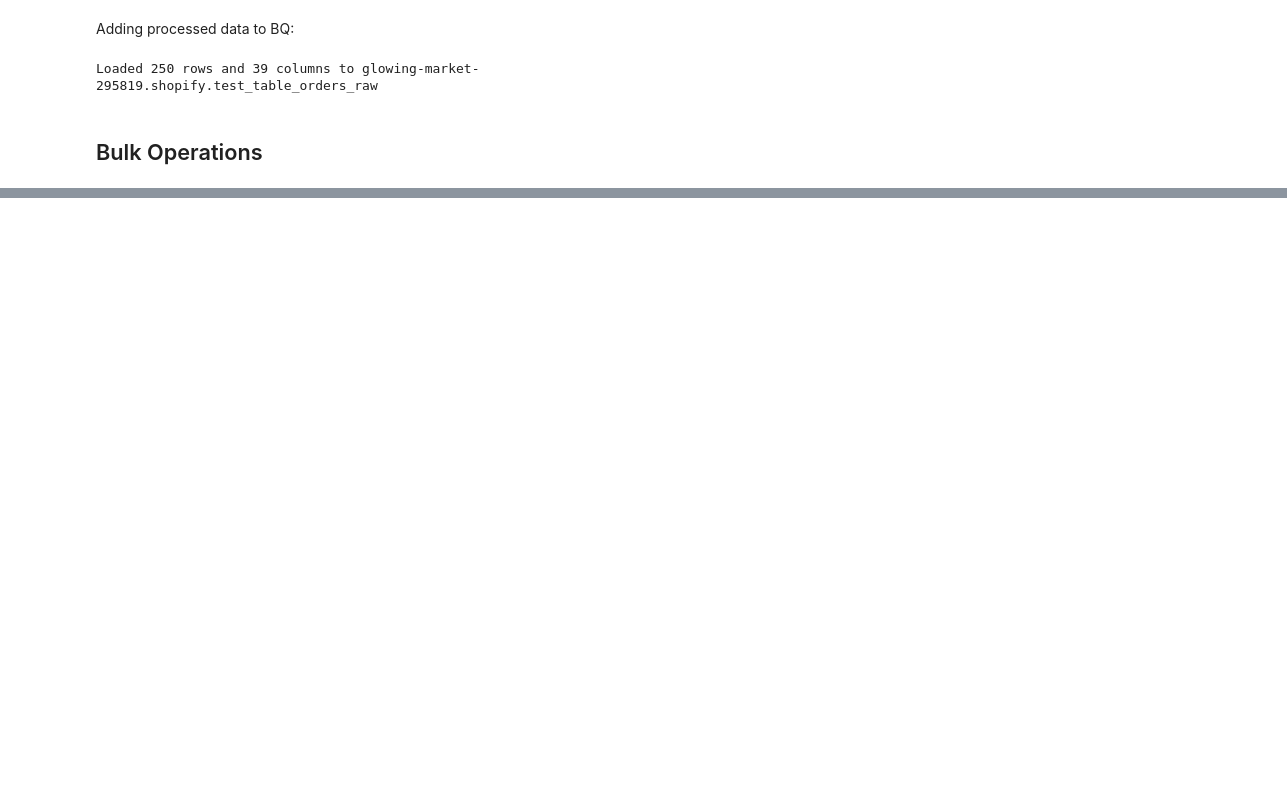
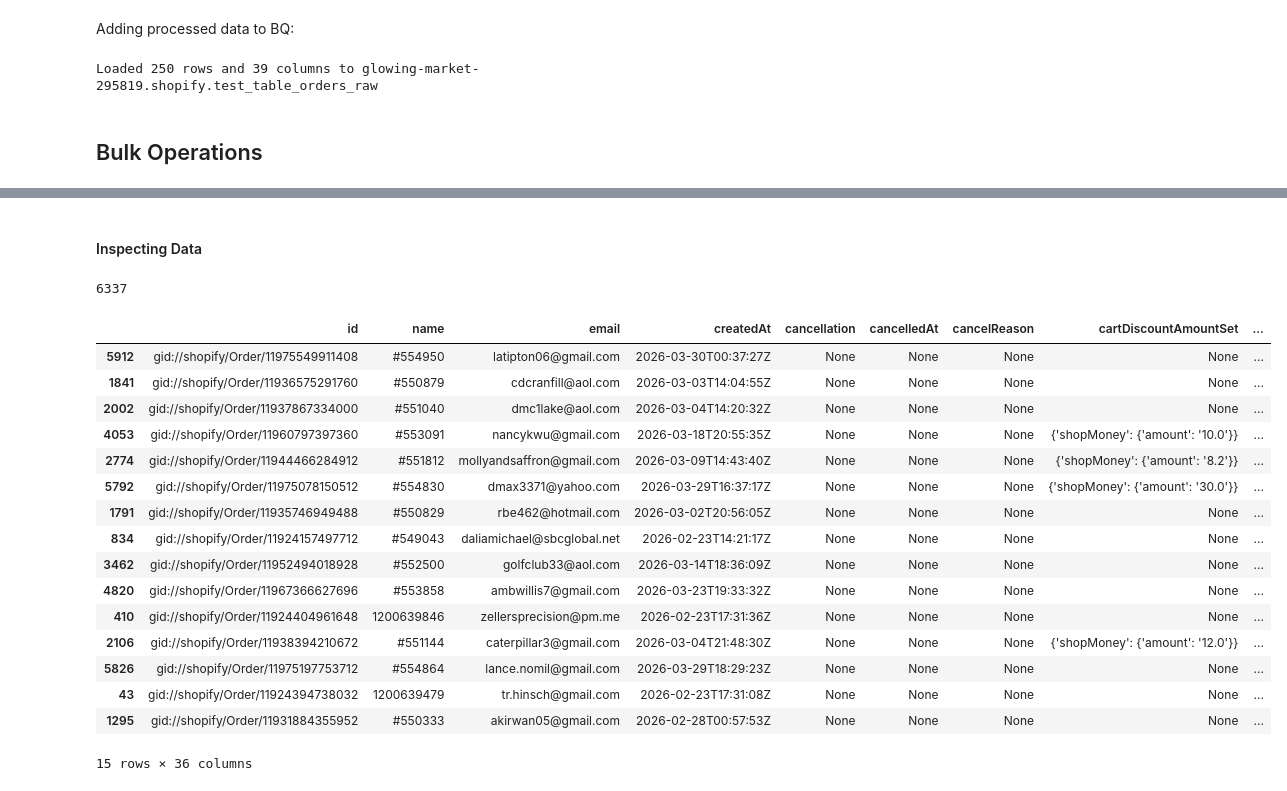
Before and after one commit to leobeta92/shopify-bigquery-pipeline, a Jupyter notebook: shopify_notebook.ipynb, the cells around one changed output, grey strips where cells are left out. Cells and saved outputs as stored; diff of their text form; code cells hidden in the pictures; blank space fills up the shorter version.

```diff
--- a/shopify_notebook.ipynb
+++ b/shopify_notebook.ipynb
@@ -1114,0 +1188,37 @@ bulk_query_response
+# %%
+# Eventual dataframe
+bulk_data = []
+
+# Read jsonl object
+with open('bulk-7515509490032.jsonl') as f:
+    for line in f:
+        bulk_data.append(json.loads(line))
+
+# Create dataframe from list
+bulk_df = pd.DataFrame(bulk_data)
+# %% [markdown]
+#### Inspecting Data
+# %%
+len(bulk_data)
+# %% [output]
+6337
+# %%
+bulk_df.sample(n = 15)
+# %% [output]
+|  | id | name | email | createdAt | cancellation | cancelledAt | cancelReason | cartDiscountAmountSet | ... |
+| 5912 | gid://shopify/Order/11975549911408 | #554950 | latipton06@gmail.com | 2026-03-30T00:37:27Z | None | None | None | None | ... |
+| 1841 | gid://shopify/Order/11936575291760 | #550879 | cdcranfill@aol.com | 2026-03-03T14:04:55Z | None | None | None | None | ... |
+| 2002 | gid://shopify/Order/11937867334000 | #551040 | dmc1lake@aol.com | 2026-03-04T14:20:32Z | None | None | None | None | ... |
+| 4053 | gid://shopify/Order/11960797397360 | #553091 | nancykwu@gmail.com | 2026-03-18T20:55:35Z | None | None | None | {'shopMoney': {'amount': '10.0'}} | ... |
+| 2774 | gid://shopify/Order/11944466284912 | #551812 | mollyandsaffron@gmail.com | 2026-03-09T14:43:40Z | None | None | None | {'shopMoney': {'amount': '8.2'}} | ... |
+| 5792 | gid://shopify/Order/11975078150512 | #554830 | dmax3371@yahoo.com | 2026-03-29T16:37:17Z | None | None | None | {'shopMoney': {'amount': '30.0'}} | ... |
+| 1791 | gid://shopify/Order/11935746949488 | #550829 | rbe462@hotmail.com | 2026-03-02T20:56:05Z | None | None | None | None | ... |
+| 834 | gid://shopify/Order/11924157497712 | #549043 | daliamichael@sbcglobal.net | 2026-02-23T14:21:17Z | None | None | None | None | ... |
+| 3462 | gid://shopify/Order/11952494018928 | #552500 | golfclub33@aol.com | 2026-03-14T18:36:09Z | None | None | None | None | ... |
+| 4820 | gid://shopify/Order/11967366627696 | #553858 | ambwillis7@gmail.com | 2026-03-23T19:33:32Z | None | None | None | None | ... |
+| 410 | gid://shopify/Order/11924404961648 | 1200639846 | zellersprecision@pm.me | 2026-02-23T17:31:36Z | None | None | None | None | ... |
+| 2106 | gid://shopify/Order/11938394210672 | #551144 | caterpillar3@gmail.com | 2026-03-04T21:48:30Z | None | None | None | {'shopMoney': {'amount': '12.0'}} | ... |
+| 5826 | gid://shopify/Order/11975197753712 | #554864 | lance.nomil@gmail.com | 2026-03-29T18:29:23Z | None | None | None | None | ... |
+| 43 | gid://shopify/Order/11924394738032 | 1200639479 | tr.hinsch@gmail.com | 2026-02-23T17:31:08Z | None | None | None | None | ... |
+| 1295 | gid://shopify/Order/11931884355952 | #550333 | akirwan05@gmail.com | 2026-02-28T00:57:53Z | None | None | None | None | ... |
+15 rows × 36 columns
```
Also changed, not shown: parts of 57 cells of this notebook, 6 other files.
